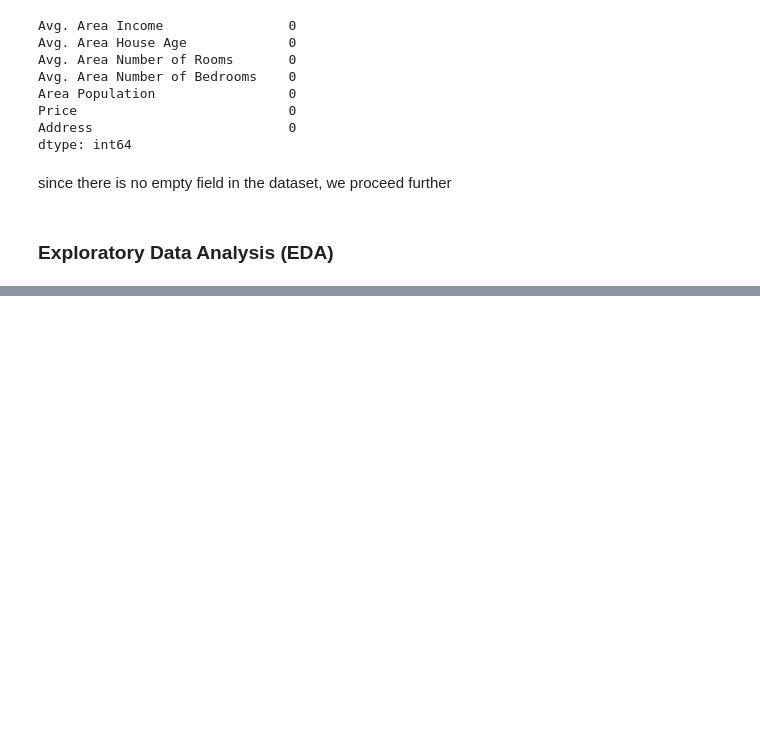
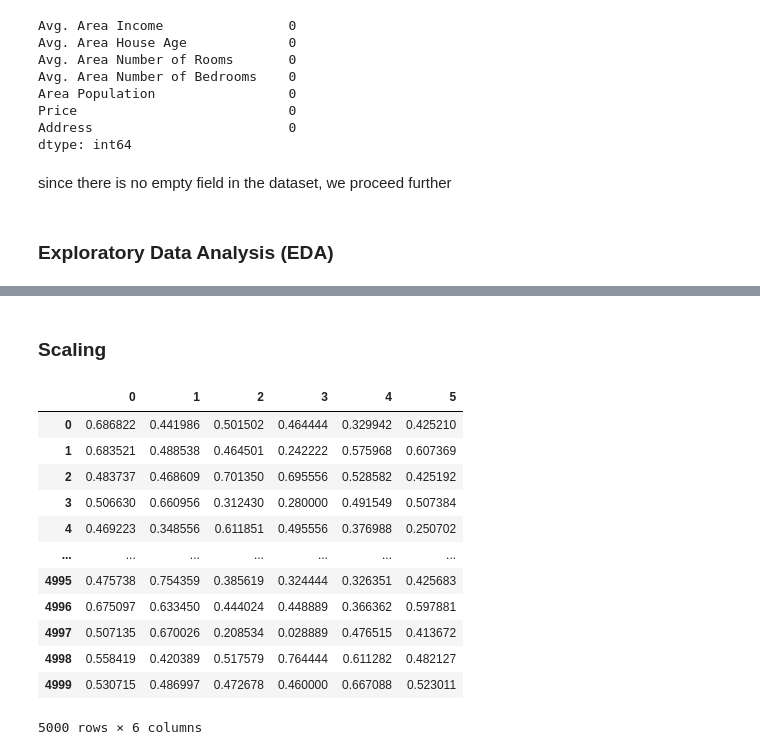
Before and after one commit to odara-rapheal/Weekly-ML-Code-Project-003-Regression-, a Jupyter notebook: Weekly ML Code Project 003 (Regression).ipynb, the cells around one changed output, grey strips where cells are left out. Saved outputs shown, nothing was run; the diff lists cells and outputs as text; code cells hidden in the pictures; blank space fills up the shorter version.

```diff
--- a/Weekly ML Code Project 003 (Regression).ipynb
+++ b/Weekly ML Code Project 003 (Regression).ipynb
@@ -91,0 +95,2 @@ sns.pairplot(USA_Housing)
+# %% [markdown]
+### Scaling
@@ -91,0 +110,17 @@ sns.pairplot(USA_Housing)
+# %%
+# loading the scaled dataset
+scaled_dataset
+# %% [output]
+|  | 0 | 1 | 2 | 3 | 4 | 5 |
+| 0 | 0.686822 | 0.441986 | 0.501502 | 0.464444 | 0.329942 | 0.425210 |
+| 1 | 0.683521 | 0.488538 | 0.464501 | 0.242222 | 0.575968 | 0.607369 |
+| 2 | 0.483737 | 0.468609 | 0.701350 | 0.695556 | 0.528582 | 0.425192 |
+| 3 | 0.506630 | 0.660956 | 0.312430 | 0.280000 | 0.491549 | 0.507384 |
+| 4 | 0.469223 | 0.348556 | 0.611851 | 0.495556 | 0.376988 | 0.250702 |
+| ... | ... | ... | ... | ... | ... | ... |
+| 4995 | 0.475738 | 0.754359 | 0.385619 | 0.324444 | 0.326351 | 0.425683 |
+| 4996 | 0.675097 | 0.633450 | 0.444024 | 0.448889 | 0.366362 | 0.597881 |
+| 4997 | 0.507135 | 0.670026 | 0.208534 | 0.028889 | 0.476515 | 0.413672 |
+| 4998 | 0.558419 | 0.420389 | 0.517579 | 0.764444 | 0.611282 | 0.482127 |
+| 4999 | 0.530715 | 0.486997 | 0.472678 | 0.460000 | 0.667088 | 0.523011 |
+5000 rows × 6 columns
```
Also changed, not shown: parts of 11 cells of this notebook.
